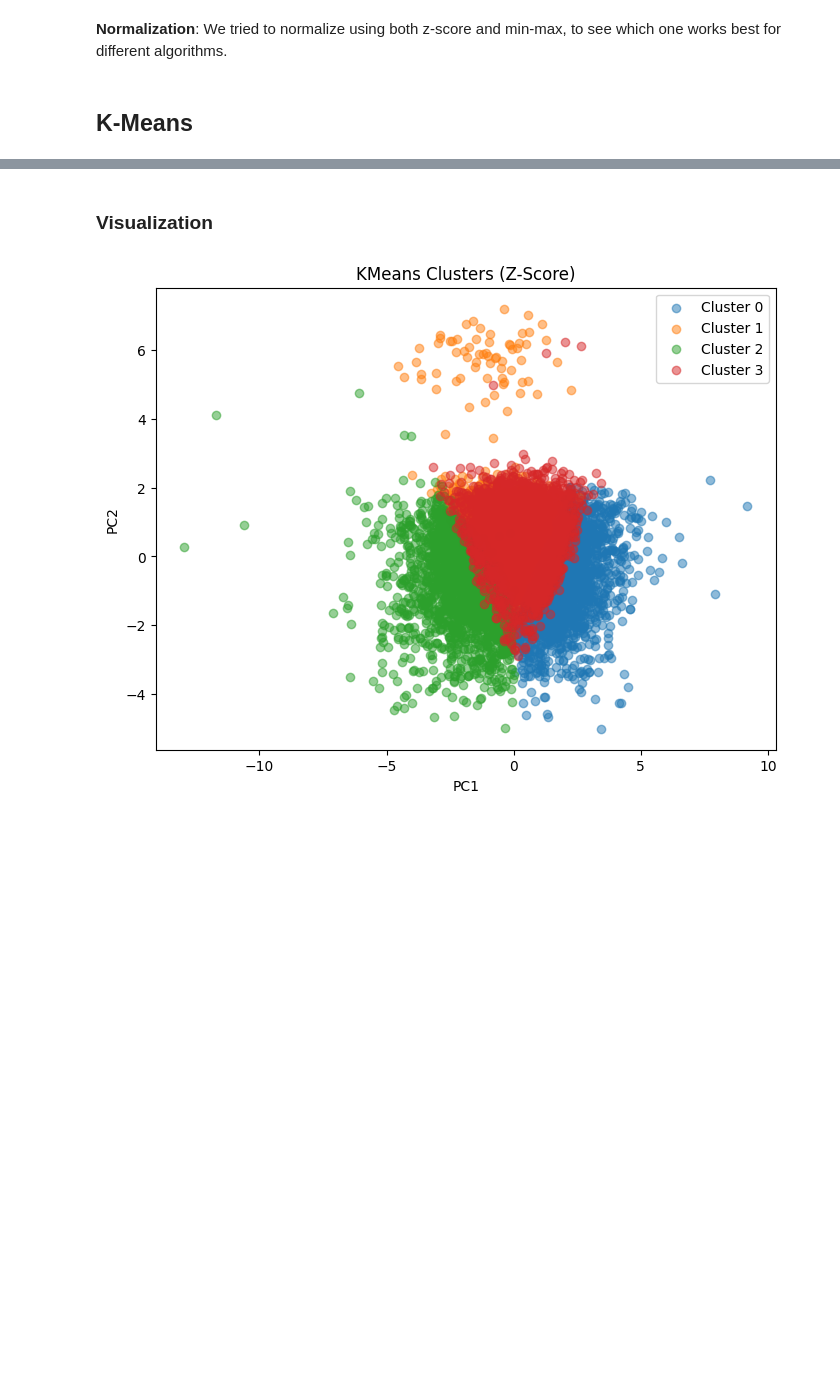
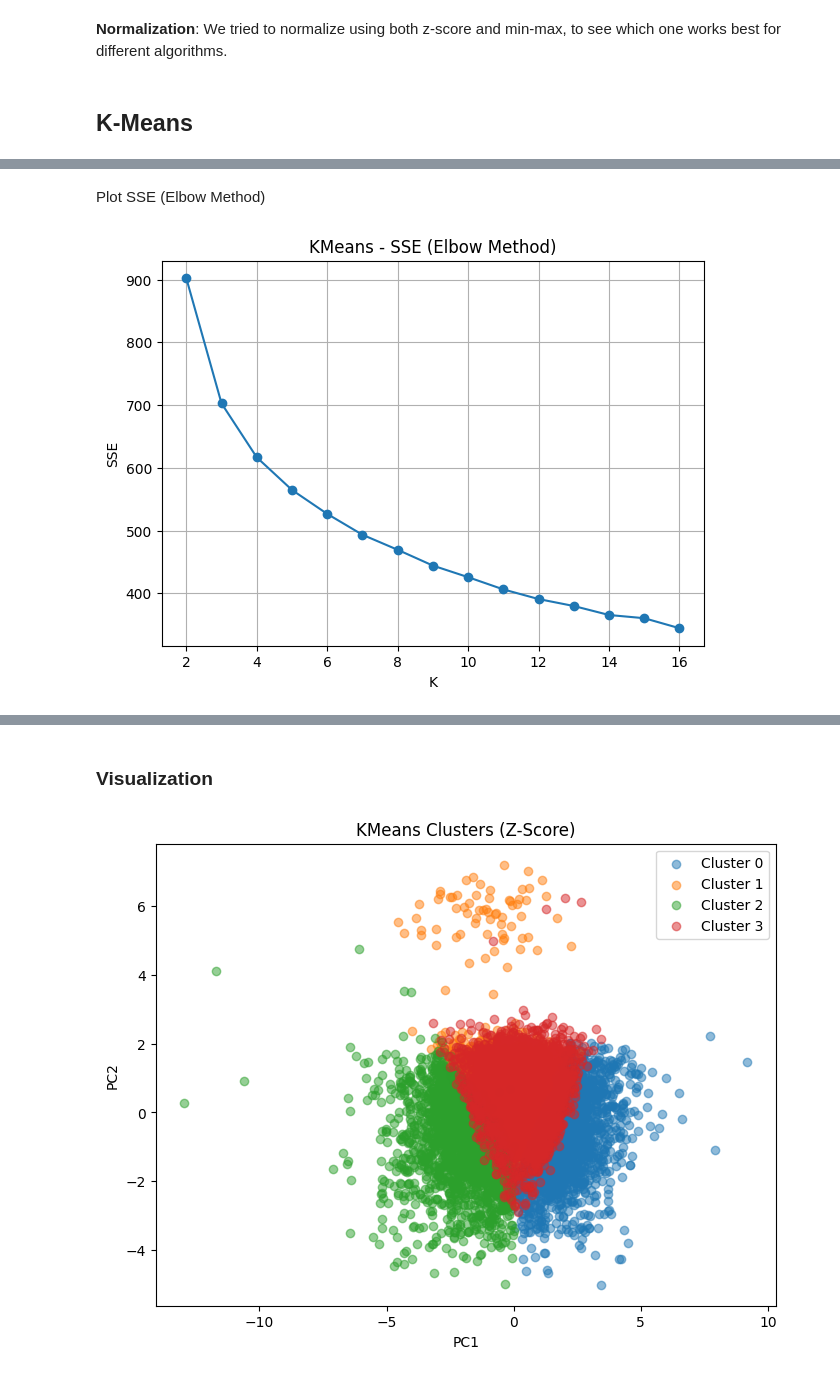
Before and after one commit to abderrahmane-salmi/UNIPI-Data-Mining-Project, a Jupyter notebook: task2/03_clustering_analysis.ipynb, the cells around one changed output, grey strips where cells are left out. Cells and saved outputs as stored; diff of their text form; code cells hidden in the pictures; blank space fills up the shorter version.

Commit message:
Train multiple KMeans models and plot SSE and Silhouette Scores

```diff
--- a/task2/03_clustering_analysis.ipynb
+++ b/task2/03_clustering_analysis.ipynb
@@ -159,0 +200,9 @@ from sklearn.cluster import KMeans
+# %%
+k_list = list(range(2, 17))
+
+kmeans_list, sse_list, silhouette_list = run_kmeans_multiple(
+    X_minmax,
+    k_list,
+    n_init=10,
+    max_iter=300
+)
@@ -159,0 +223,14 @@ from sklearn.cluster import KMeans
+# %% [markdown]
+Plot SSE (Elbow Method)
+# %%
+import matplotlib.pyplot as plt
+
+plt.figure(figsize=(7,5))
+plt.plot(k_list, sse_list, marker='o')
+plt.xlabel('K')
+plt.ylabel('SSE')
+plt.title('KMeans - SSE (Elbow Method)')
+plt.grid(True)
+plt.show()
+# %% [output]
+[figure, added]
```
Also changed, not shown: parts of 11 cells of this notebook.
